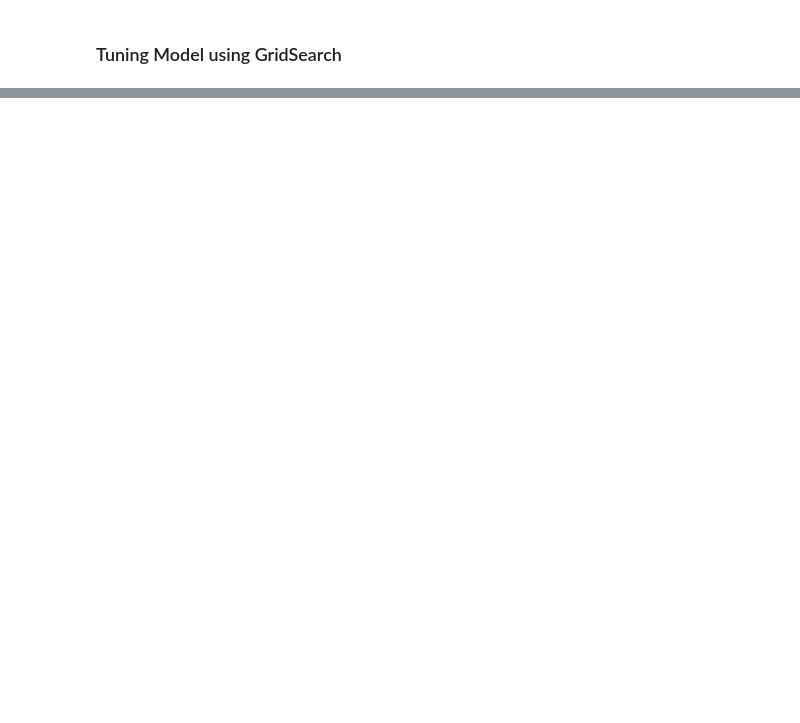
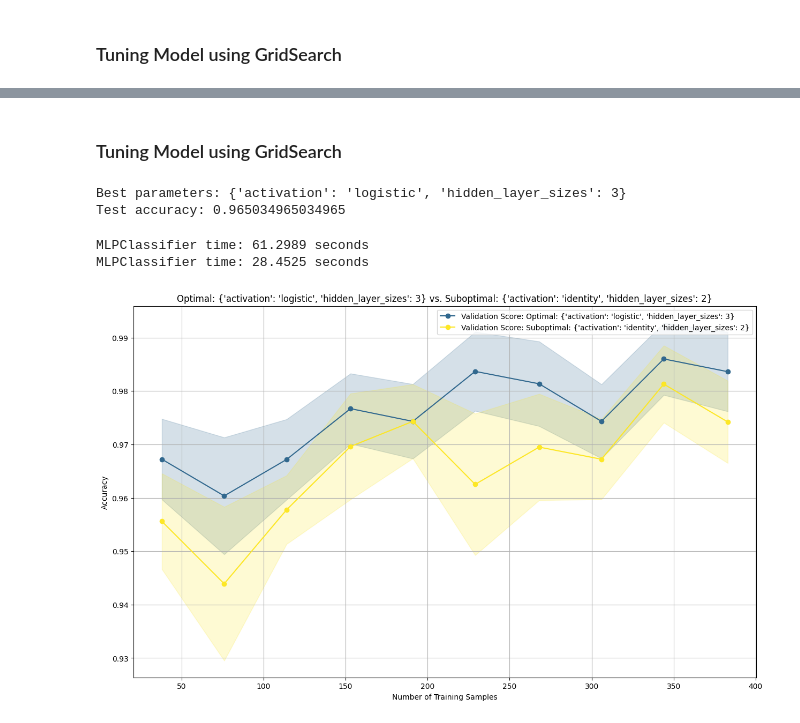
Before and after one commit to Ape12b/OMSCS_7641_Assignment1, a Jupyter notebook: Assignment1.ipynb, the cells around one changed output, grey strips where cells are left out. Cells and saved outputs as stored; diff of their text form; code cells hidden in the pictures; blank space fills up the shorter version.

```diff
--- a/Assignment1.ipynb
+++ b/Assignment1.ipynb
@@ -260,0 +286,10 @@ SyntaxError: invalid syntax (<ipython-input-19-a5d5b61aa8a6>, line 1)
+# %%
+# Varying the Activation function used by the neurons
+
+# Define the hyperparameter name
+param_name = "activation"
+
+# List of values to be explored for the hyperparameter
+param_values = ['identity', 'logistic', 'tanh', 'relu']
+
+nn_clfs_activation = helper.train_clfs_with_hyperparameters(MLPClassifier, param_name, param_values, X_train, y_train) # Add kwars with max_iter to this fucntion
@@ -260,0 +337,38 @@ SyntaxError: invalid syntax (<ipython-input-19-a5d5b61aa8a6>, line 1)
+# %% [markdown]
+### Tuning Model using GridSearch
+# %%
+# Define the names of the hyperparameters being tuned
+param_names = ["hidden_layer_sizes", "activation"]
+
+# Define the range of hyperparameter values being explored
+params = [range(2, 13),
+          ['identity', 'logistic', 'tanh', 'relu']]
+
+# Use a helper function 'grid_search_func' to perform grid search over hyperparameters
+best_params = helper.grid_search_func(MLPClassifier(solver="adam", max_iter = 1000), params, param_names,
+                     cv=5, scoring='f1', pos_label = "M",
+                     X_train=X_train, X_test=X_test,
+                     y_train=y_train, y_test=y_test)
+# %% [output]
+Best parameters: {'activation': 'logistic', 'hidden_layer_sizes': 3}
+Test accuracy: 0.965034965034965
+# %%
+# Define suboptimal hyperparameter values
+suboptimal_params = {'activation': 'identity', 'hidden_layer_sizes': 2}
+
+# Use a helper function 'plot_learning_curves' to visualize learning curves
+# 'X_train', 'X_test', 'y_train', and 'y_test' contain the training and testing data
+# 'clfs' is a list containing classifiers with different hyperparameters
+# 'names' is a list containing names for classifier and parameters (for plotting)
+# 'plot_train=False' specifies not to plot the training curves
+# 'cv=10' specifies 10-fold cross-validation for evaluation
+helper.plot_learning_curves(X_train, X_test, y_train, y_test,
+                     clfs=[MLPClassifier(**best_params, solver="adam", max_iter = 1000),
+                           MLPClassifier(**suboptimal_params, solver="adam", max_iter = 1000)],
+                     names=[f"Optimal: {best_params}", f"Suboptimal: {suboptimal_params}"],
+                     plot_train=False,
+                     cv=10)
+# %% [output]
+MLPClassifier time: 61.2989 seconds
+MLPClassifier time: 28.4525 seconds
+[figure, added]
```
Also changed, not shown: parts of 43 cells of this notebook.
